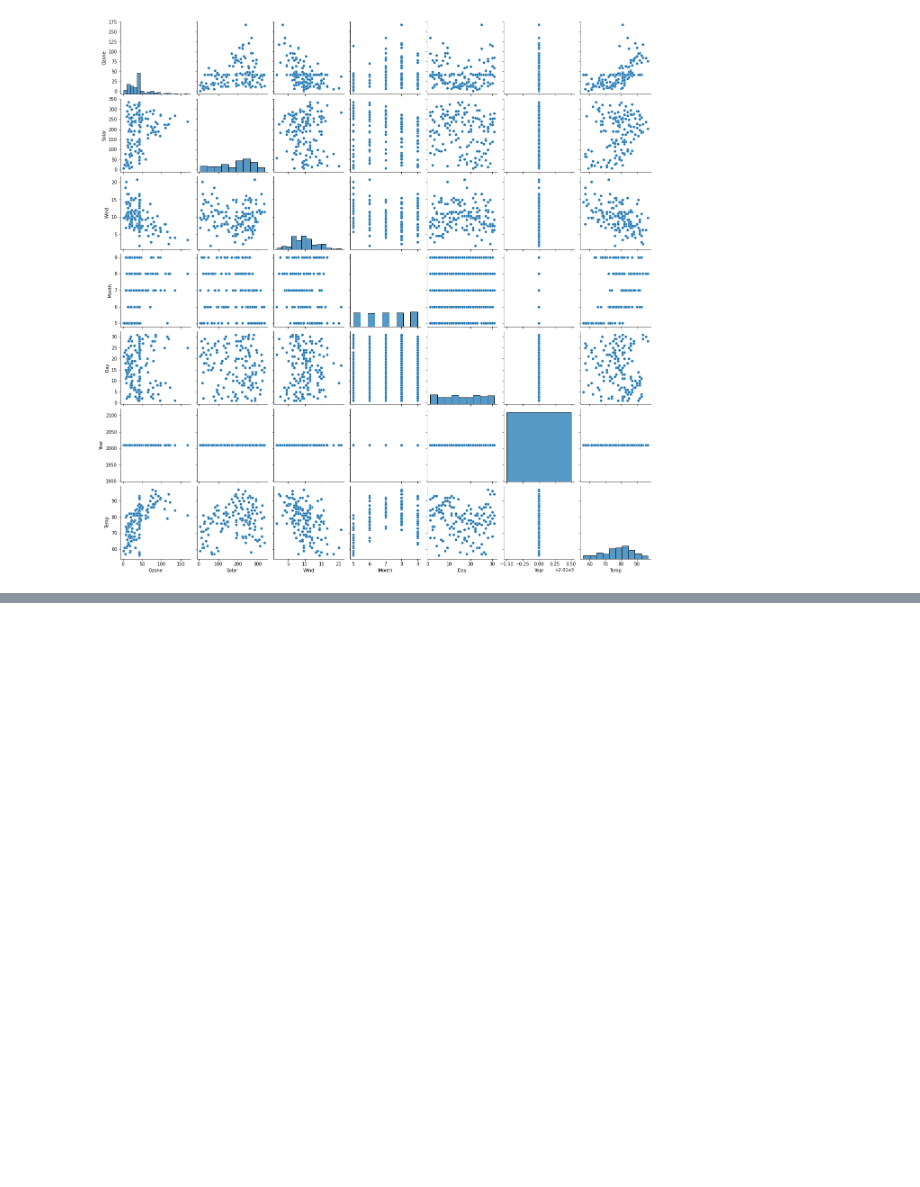
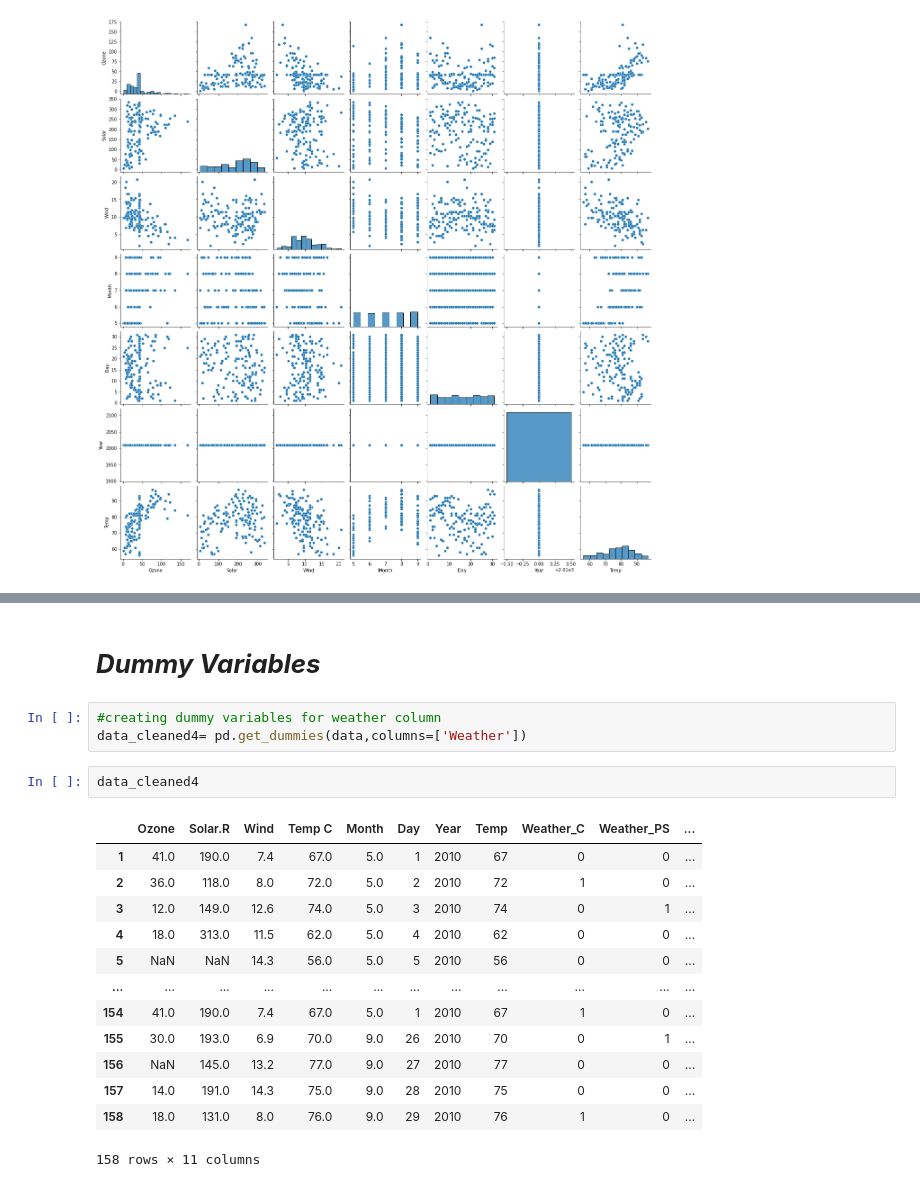
Before and after one commit to pincha673/notes, a Jupyter notebook: EDA.ipynb, the cells around one changed output, grey strips where cells are left out. Cells and saved outputs as stored; diff of their text form; blank space fills up the shorter version.

```diff
--- a/EDA.ipynb
+++ b/EDA.ipynb
@@ -418,0 +431,21 @@ sns.pairplot(data_cleaned3)               #for all columns scatter plot together
+# %% [markdown]
+# ***Dummy Variables***
+# %%
+#creating dummy variables for weather column
+data_cleaned4= pd.get_dummies(data,columns=['Weather'])
+# %%
+data_cleaned4
+# %% [output]
+|  | Ozone | Solar.R | Wind | Temp C | Month | Day | Year | Temp | Weather_C | Weather_PS | ... |
+| 1 | 41.0 | 190.0 | 7.4 | 67.0 | 5.0 | 1 | 2010 | 67 | 0 | 0 | ... |
+| 2 | 36.0 | 118.0 | 8.0 | 72.0 | 5.0 | 2 | 2010 | 72 | 1 | 0 | ... |
+| 3 | 12.0 | 149.0 | 12.6 | 74.0 | 5.0 | 3 | 2010 | 74 | 0 | 1 | ... |
+| 4 | 18.0 | 313.0 | 11.5 | 62.0 | 5.0 | 4 | 2010 | 62 | 0 | 0 | ... |
+| 5 | NaN | NaN | 14.3 | 56.0 | 5.0 | 5 | 2010 | 56 | 0 | 0 | ... |
+| ... | ... | ... | ... | ... | ... | ... | ... | ... | ... | ... | ... |
+| 154 | 41.0 | 190.0 | 7.4 | 67.0 | 5.0 | 1 | 2010 | 67 | 1 | 0 | ... |
+| 155 | 30.0 | 193.0 | 6.9 | 70.0 | 9.0 | 26 | 2010 | 70 | 0 | 1 | ... |
+| 156 | NaN | 145.0 | 13.2 | 77.0 | 9.0 | 27 | 2010 | 77 | 0 | 0 | ... |
+| 157 | 14.0 | 191.0 | 14.3 | 75.0 | 9.0 | 28 | 2010 | 75 | 0 | 0 | ... |
+| 158 | 18.0 | 131.0 | 8.0 | 76.0 | 9.0 | 29 | 2010 | 76 | 1 | 0 | ... |
+158 rows × 11 columns
```
Also changed, not shown: parts of 18 cells of this notebook.
